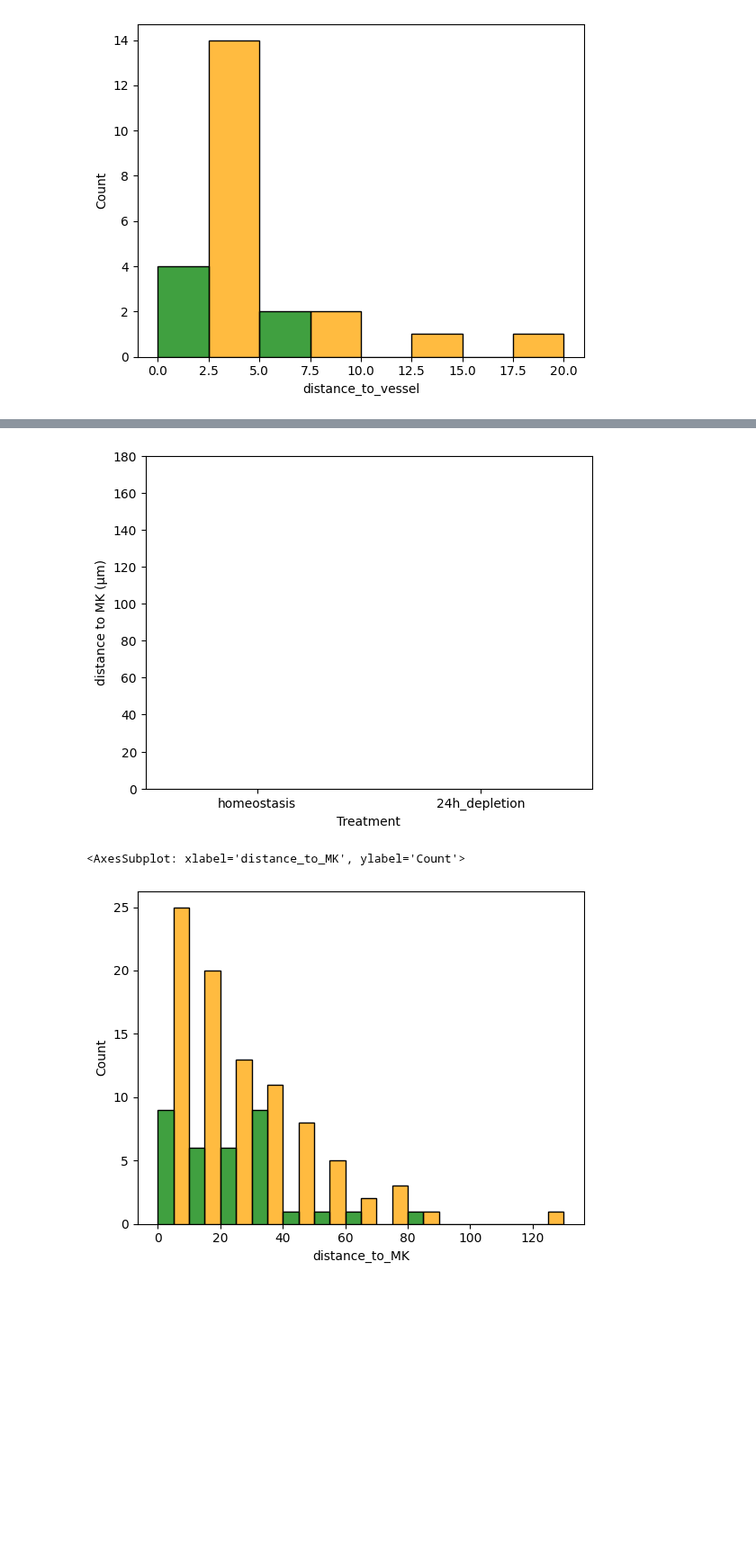
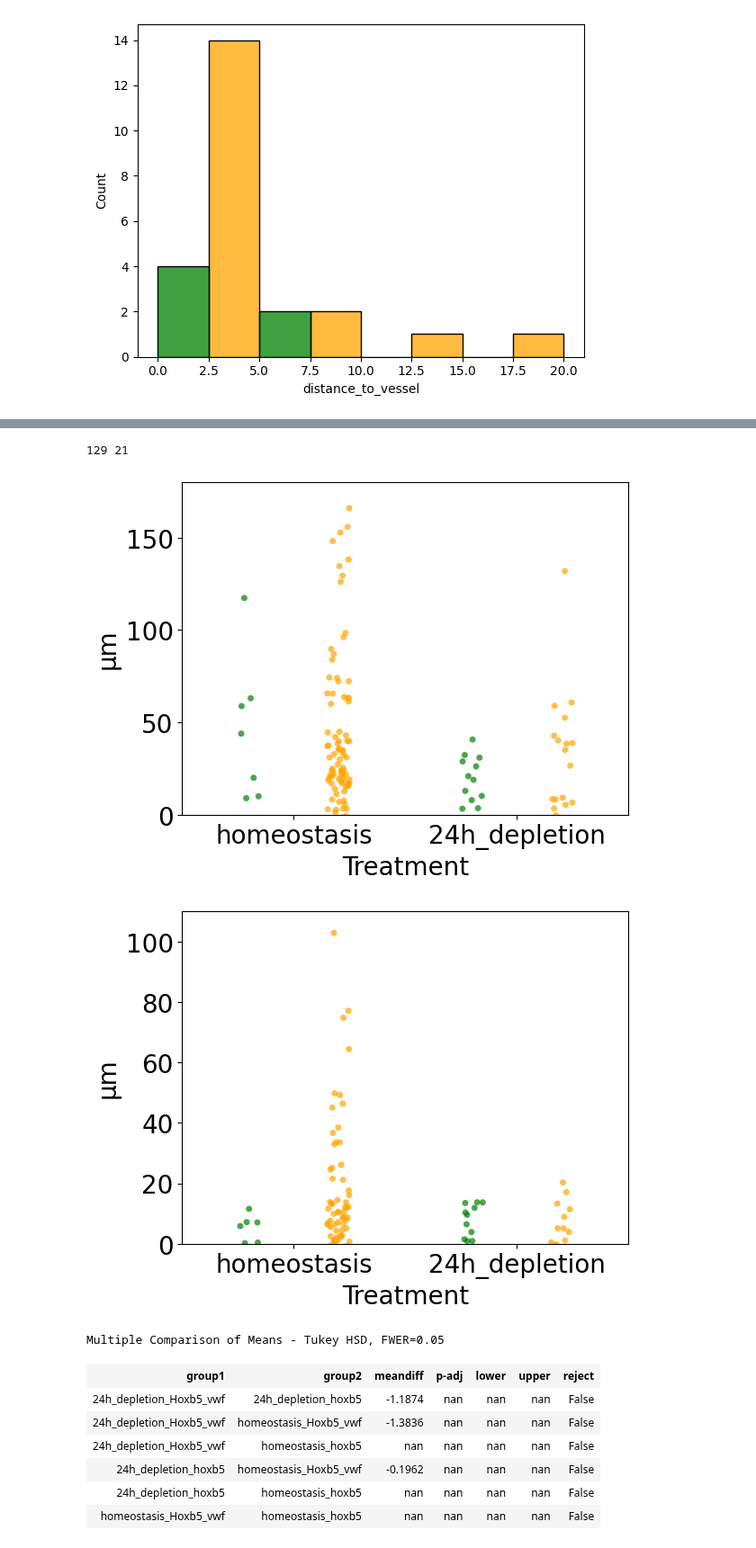
Before and after one commit to Mas515/Image_analysis, a Jupyter notebook: IVMtilescans_plot.ipynb, the cells around one changed output, grey strips where cells are left out. Shown at 90% size. Cells and saved outputs as stored; diff of their text form; code cells hidden in the pictures; blank space fills up the shorter version.

```diff
--- a/IVMtilescans_plot.ipynb
+++ b/IVMtilescans_plot.ipynb
@@ -639,46 +641,83 @@ Name: min_distance_to_kuo, Length: 123, dtype: float64
 # %%
-data=pd.read_csv('/Users/secchim/Documents/Experiments/Imaris_aged_IVM_tilescans/distance_to_MK_v1.csv', index_col=None, header=0)
+data=pd.read_csv('/Users/secchim/Documents/Experiments/distance analysis/distance_to_MK_v1.csv', index_col=None, header=0)
+plt.rcParams["font.size"]=20
+
 # data=data[data['Treatment']=='homeostasis']
 # data=data[data['Treatment']!='homeostasis']
 # data=data[data['Treatment']!='24h_depletion']
-# data=data[data['Treatment']!='ageing']
-data=data[data['Treatment']=='ageing']
+data=data[data['Treatment']!='ageing']
+# data=data[data['Treatment']=='ageing']
 # data=data[data['file_type']=='movie']
-data=data[data['file_type']=='tilescan']
+# data=data[data['file_type']=='tilescan']
 data=data[data['Time']==1]
+
+data['Final_Cell_ID']=data['file']+'_'+data['ID'].astype(str)
+data['Batch_ID']=data['file'].str[0:19]
+data['Group']=data['Treatment']+'_'+data['Hoxb5_status_corrected']
+print(len(data['Final_Cell_ID'].unique()),len(data['Batch_ID'].unique()))
 
 # for r,b, in data.iterrows():
 #     data.loc[r,'distance_to_vessel']=data.loc[r,'distance_to_vessel']-4
 #     if data.loc[r,'distance_to_vessel']<0:
 #         data.loc[r,'distance_to_vessel']=0
 
 # # sns.histplot(data, x="distance_to_vessel", hue="Hoxb5_status_corrected", palette=['green','orange'], hue_order=('Hoxb5_vwf','hoxb5'), legend=False, binwidth=5, multiple="dodge")
 # # sns.histplot(data, x="distance_to_vessel", hue="Treatment", palette=['green','black'], hue_order=('homeostasis','24h_depletion'), legend=False, binwidth=5, multiple="dodge")
 # g=(sns.stripplot(x=("Treatment"),hue='Hoxb5_status_corrected', y="distance_to_vessel", data=data, dodge=True, color='black', alpha=0.3,  order=('homeostasis','24h_depletion')), sns.violinplot(x=("Treatment"), hue='Hoxb5_status_corrected', y="distance_to_vessel", data=data, showfliers = False, palette=['green','orange'],  order=('homeostasis','24h_depletion')))
 # # plt.legend(title='Cell type', loc='upper center', labels=['Hoxb5+Vwf+', 'Hoxb5+Vwf-'])
 # plt.legend([], [], frameon=False)
 # g[1].set(ylabel='distance to vessel (µm)')
 # g[1].set(ylim=(0,20))
 # plt.show(g)
 
-for r,b, in data.iterrows():
-    data.loc[r,'distance_to_MK']=data.loc[r,'distance_to_MK']-4
-    if data.loc[r,'distance_to_MK']<0:
-        data.loc[r,'distance_to_MK']=0
+# for r,b, in data.iterrows():
+#     data.loc[r,'distance_to_MK']=data.loc[r,'distance_to_MK']-4
+#     if data.loc[r,'distance_to_MK']<0:
+#         data.loc[r,'distance_to_MK']=0
 
 # sns.histplot(data, x="distance_to_vessel", hue="Hoxb5_status_corrected", palette=['green','orange'], hue_order=('Hoxb5_vwf','hoxb5'), legend=False, binwidth=5, multiple="dodge")
 # sns.histplot(data, x="distance_to_vessel", hue="Treatment", palette=['green','black'], hue_order=('homeostasis','24h_depletion'), legend=False, binwidth=5, multiple="dodge")
-g=(sns.stripplot(x=("Treatment"),hue='Hoxb5_status_corrected', y="distance_to_MK", data=data, dodge=True, color='black', alpha=0.3,  order=('homeostasis','24h_depletion')), sns.violinplot(x=("Treatment"), hue='Hoxb5_status_corrected', y="distance_to_MK", data=data, showfliers = False, palette=['green','orange'],  order=('homeostasis','24h_depletion')))
+# g=(sns.stripplot(x=("Treatment"),hue='Hoxb5_status_corrected', y="distance_to_MK", data=data, dodge=True, color='black', alpha=0.3,  order=('homeostasis','24h_depletion')), sns.violinplot(x=("Treatment"), hue='Hoxb5_status_corrected', y="distance_to_MK", data=data, showfliers = False, palette=['green','orange'],  order=('homeostasis','24h_depletion')))
 # plt.legend(title='Cell type', loc='upper center', labels=['Hoxb5+Vwf+', 'Hoxb5+Vwf-'])
+# plt.legend([], [], frameon=False)
+# g[1].set(ylabel='distance to MK (µm)')
+# g[1].set(ylim=(0,180))
+# plt.show(g)
+
+g=sns.stripplot(x=("Treatment"),hue='Hoxb5_status_corrected', y="distance_to_MK", data=data, dodge=True, alpha=0.7, order=('homeostasis','24h_depletion'), hue_order=('Hoxb5_vwf','hoxb5'), palette=('green','orange'))
 plt.legend([], [], frameon=False)
-g[1].set(ylabel='distance to MK (µm)')
-g[1].set(ylim=(0,180))
+g.set(ylabel='µm')
+g.set(ylim=(0,180))
 plt.show(g)
 
-sns.histplot(data, x="distance_to_MK", hue="Hoxb5_status_corrected", palette=['green','orange'], hue_order=('Hoxb5_vwf','hoxb5'), legend=False, binwidth=10, multiple="dodge")
+g=sns.stripplot(x=("Treatment"),hue='Hoxb5_status_corrected', y="distance_to_vessel", data=data, dodge=True, alpha=0.7, order=('homeostasis','24h_depletion'), hue_order=('Hoxb5_vwf','hoxb5'), palette=('green','orange'))
+plt.legend([], [], frameon=False)
+g.set(ylabel='µm')
+g.set(ylim=(0,110))
+plt.show(g)
+model = ols('distance_to_MK ~  C(Hoxb5_status_corrected) + C(Treatment)', data=data).fit()
+sm.stats.anova_lm(model, typ=2)
+sm.stats.multicomp.pairwise_tukeyhsd(data['distance_to_MK'], data['Group'], alpha=0.05).summary()
+
+# sns.histplot(data, x="distance_to_MK", hue="Hoxb5_status_corrected", palette=['green','orange'], hue_order=('Hoxb5_vwf','hoxb5'), legend=False, binwidth=10, multiple="dodge")
+# data.to_csv('/Users/secchim/Documents/Experiments/distance analysis/plot.csv', index=False)
+
+
+
+model = ols('distance_to_vessel ~  C(Hoxb5_status_corrected) + C(Treatment)', data=data).fit()
+sm.stats.anova_lm(model, typ=2)
+sm.stats.multicomp.pairwise_tukeyhsd(data['distance_to_vessel'], data['Group'], alpha=0.05).summary()
 # %% [output]
+129 21
-[figure, old version]
+[figure, new version]
-<AxesSubplot: xlabel='distance_to_MK', ylabel='Count'>
-[figure, old version]
+[figure, new version]
+Multiple Comparison of Means - Tukey HSD, FWER=0.05
+| group1 | group2 | meandiff | p-adj | lower | upper | reject |
+| 24h_depletion_Hoxb5_vwf | 24h_depletion_hoxb5 | -1.1874 | nan | nan | nan | False |
+| 24h_depletion_Hoxb5_vwf | homeostasis_Hoxb5_vwf | -1.3836 | nan | nan | nan | False |
+| 24h_depletion_Hoxb5_vwf | homeostasis_hoxb5 | nan | nan | nan | nan | False |
+| 24h_depletion_hoxb5 | homeostasis_Hoxb5_vwf | -0.1962 | nan | nan | nan | False |
+| 24h_depletion_hoxb5 | homeostasis_hoxb5 | nan | nan | nan | nan | False |
+| homeostasis_Hoxb5_vwf | homeostasis_hoxb5 | nan | nan | nan | nan | False |
 # %%
 ###IMARIS MK MEASUREMENTS
```
Also changed, not shown: parts of 9 cells of this notebook.
